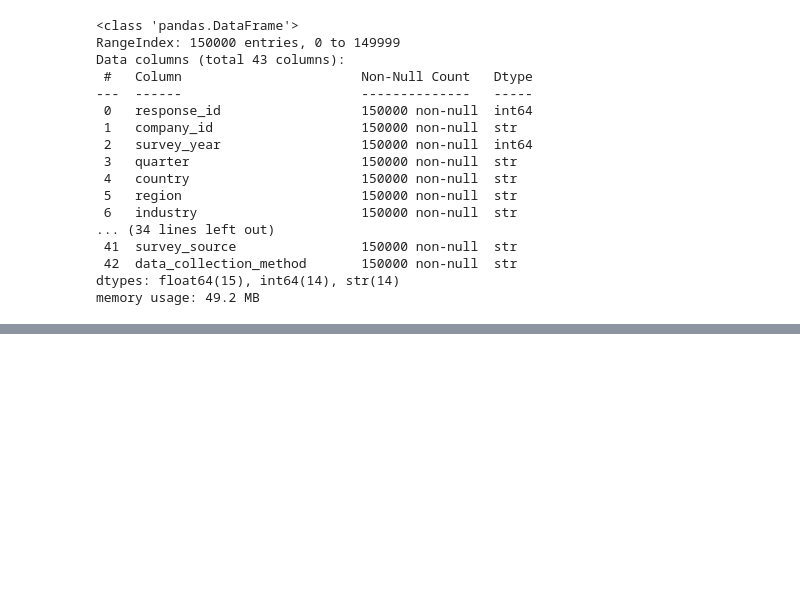
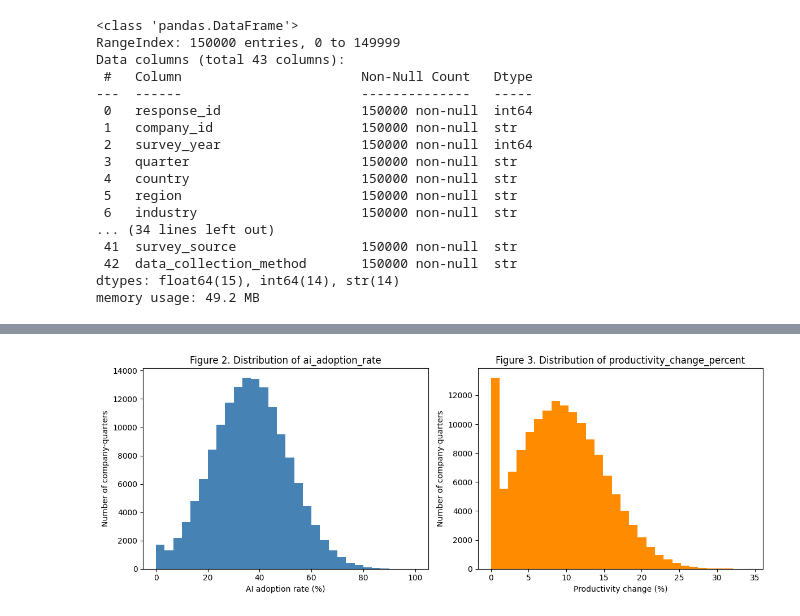
Before and after one commit to avathanshu/ENGE707_Sens-AI-tional_Project, a Jupyter notebook: AI_analysis_avathanshu.ipynb, the cells around one changed output, grey strips where cells are left out. Saved outputs shown, nothing was run; the diff lists cells and outputs as text; code cells hidden in the pictures; blank space fills up the shorter version.

Commit message:
Reduced scope as per course intstructor feedback to adoption rate vs productivity rate

```diff
--- a/AI_analysis_avathanshu.ipynb
+++ b/AI_analysis_avathanshu.ipynb
@@ -548,0 +104,6 @@ Columns with any missing data: 0 of 43
+# %%
+df["quarter"] = df["quarter"].astype("category")
+
+df_original = df.copy(deep=True)
+print("Records:", df_original.shape[0])
+print("Columns:", df_original.shape[1])
@@ -548,0 +169,23 @@ Columns with any missing data: 0 of 43
+# %%
+def clean_data(data):
+    clean = data.copy(deep=True)
+
+    # Safeguard: drop any record with a missing or out-of-range ai_adoption_rate
+    invalid = clean["ai_adoption_rate"].isna() | ~clean["ai_adoption_rate"].between(0, 100)
+    print("Records removed for missing/out-of-range ai_adoption_rate:", invalid.sum())
+    clean = clean.loc[~invalid].copy()
+
+    clean = clean.drop_duplicates()
+
+    # Narrow to the two focus variables + identifiers kept for traceability
+    keep_cols = ["response_id", "company_id", "survey_year", "ai_adoption_rate",
+                 "productivity_change_percent"]
+    clean = clean[keep_cols].reset_index(drop=True)
+    return clean
+
+
+df_clean = clean_data(df_original)
+
+print("\nOriginal shape:", df_original.shape)
+print("Cleaned (narrowed) shape:", df_clean.shape)
+df_clean.head()
@@ -548,0 +291,17 @@ Columns with any missing data: 0 of 43
+# %%
+fig, axes = plt.subplots(1, 2, figsize=(12, 4.5))
+
+axes[0].hist(df_clean["ai_adoption_rate"], bins=30, color="steelblue")
+axes[0].set_xlabel("AI adoption rate (%)")
+axes[0].set_ylabel("Number of company-quarters")
+axes[0].set_title("Figure 2. Distribution of ai_adoption_rate")
+
+axes[1].hist(df_clean["productivity_change_percent"], bins=30, color="darkorange")
+axes[1].set_xlabel("Productivity change (%)")
+axes[1].set_ylabel("Number of company-quarters")
+axes[1].set_title("Figure 3. Distribution of productivity_change_percent")
+
+plt.tight_layout()
+plt.show()
+# %% [output]
+[figure, added]
```
Also changed, not shown: parts of 60 cells of this notebook, 1 other file.
